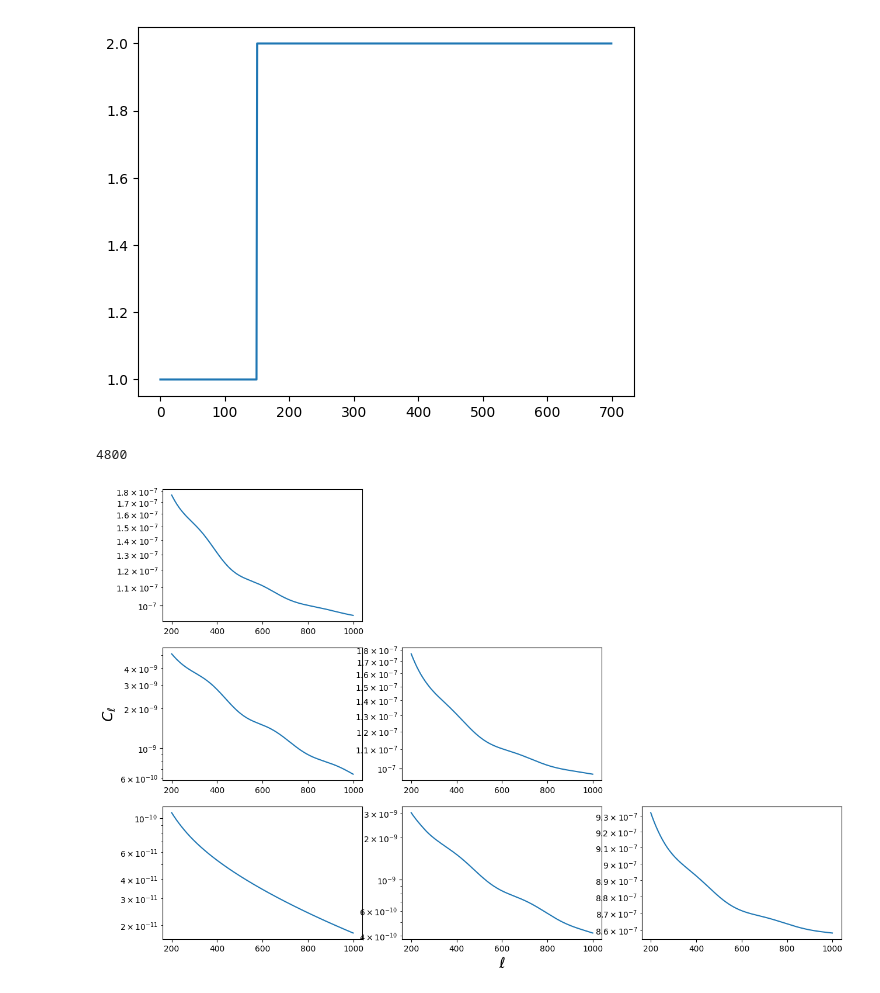
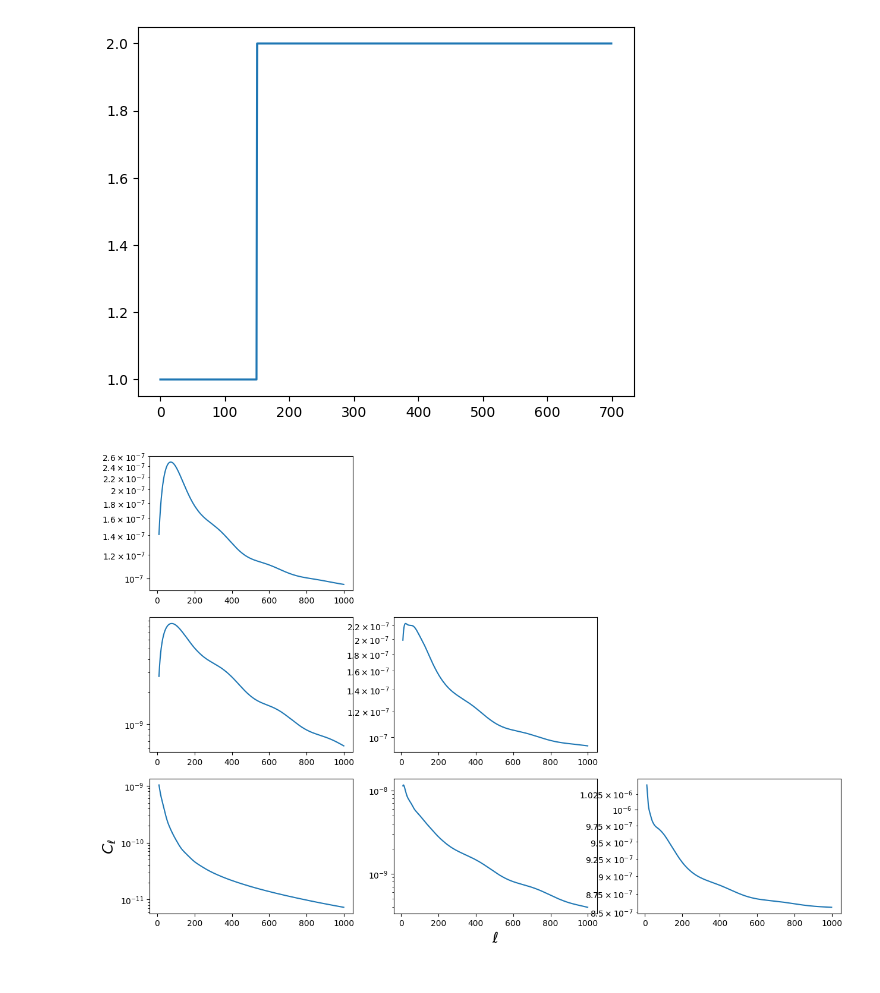
Before and after one commit to fpetri115/LBGforecast, a Jupyter notebook: tests_angpower.ipynb, the cells around one changed output. Cells and saved outputs as stored; diff of their text form; code cells hidden in the pictures.

```diff
--- a/tests_angpower.ipynb
+++ b/tests_angpower.ipynb
@@ -12,7 +14,7 @@ from lbg_forecast.angular_power import compare_cls
 # %%
 z_space = np.arange(0, 7, 0.01)
 # %%
-ell = np.arange(200, 1000, 1)
+ell = np.arange(10, 1000, 1)
 # %%
 cbias = custom_bias(1, 2, 1.5)
 # %%
@@ -21,4 +23,4 @@ plt.plot(cbias(define_cosmo(), z_space))
 [<matplotlib.lines.Line2D at 0x...>]
 [figure]
 # %%
-nz_params = np.array([0.5, 0.5, 0.5, 0.5, 0.5, 0.5, 0.5, 0.5, 0.5, 0.5, 0.5, 0.5])
+nz_params = np.array([0., 0., 0., 0., 0., 0., 0., 0., 0., 0., 0., 0.])
@@ -27,4 +26,0 @@ cl = cl_theory(define_cosmo(), nz_params, 1, 2, ell)
-# %%
-len(cl)
-# %% [output]
-4800
@@ -31,7 +29,7 @@ len(cl)
 # %%
-plot_cls(cl, ell, figure_size=(15,10), fontsize=18)
+plot_ncls(cl, ell, figure_size=(15,10), fontsize=18, ncls=3)
 # %% [output]
-[figure, old version]
+[figure, new version]
 # %%
 data = cl_data(define_cosmo(), nz_params, 1, 2, ell, f_sky=0.5, seed=100)
 # %%
```
Also changed, not shown: parts of 7 cells of this notebook, 4 other files.
